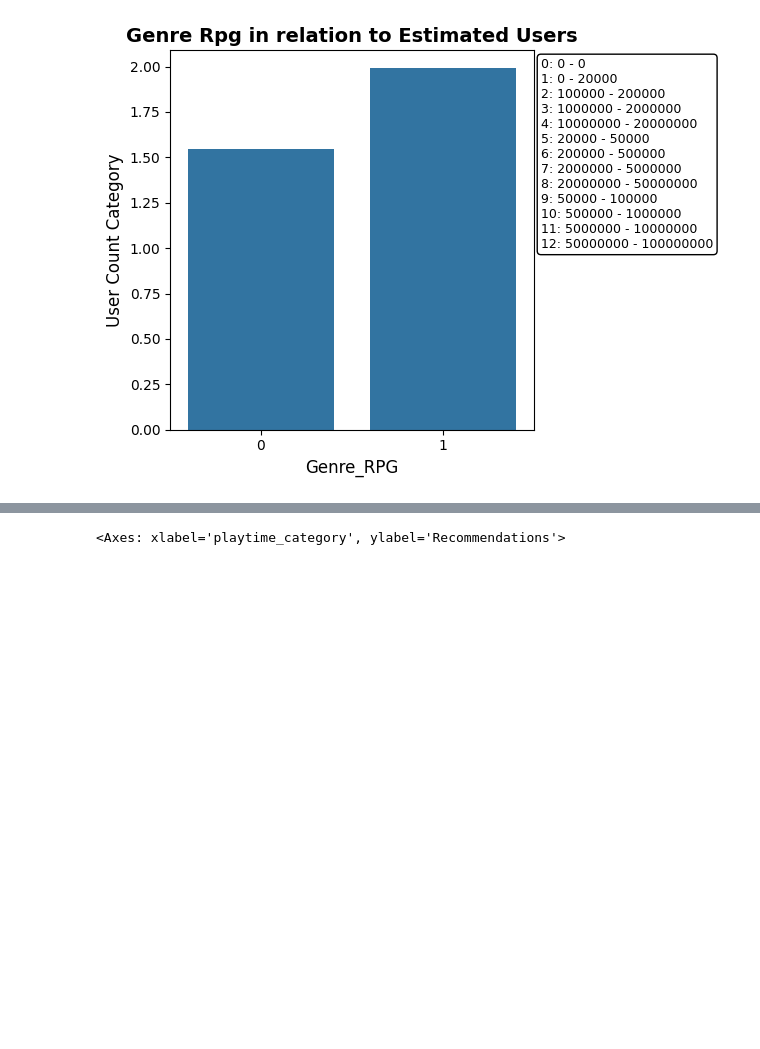
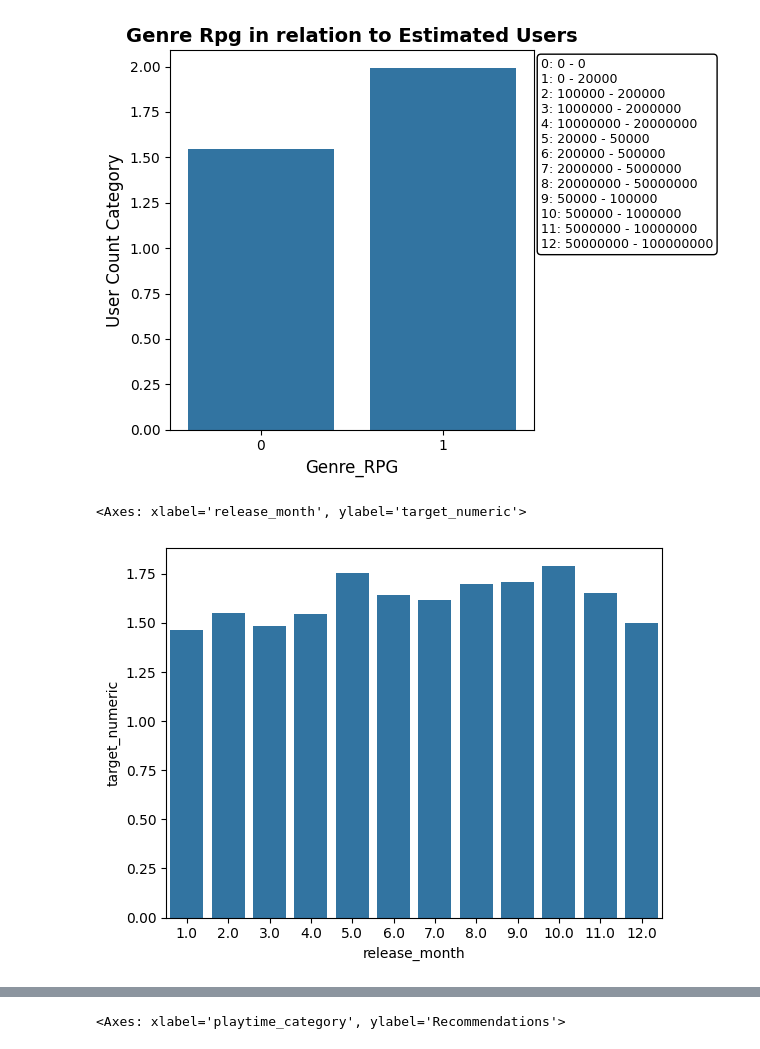
Before and after one commit to Sifi334/SteamGamesCSVparsedData, a Jupyter notebook: FinalProject.ipynb, the cells around one changed output, grey strips where cells are left out. Cells and saved outputs as stored; diff of their text form; code cells hidden in the pictures; blank space fills up the shorter version.

```diff
--- a/FinalProject.ipynb
+++ b/FinalProject.ipynb
@@ -375,6 +403,19 @@ plt.show()
 # Small difference between RPG genre and users
 # %% [output]
 [figure]
+# %%
+sns.barplot(data=df_encoded, x='release_month', y='target_numeric', errorbar=None)
+
+plt.xlabel('Release Month', fontsize=12)
+plt.ylabel('User Count Category', fontsize=12)
+plt.title('Release Month vs Estimated Users', fontsize=14)
+plt.tight_layout()
+plt.show()
+
+#No Month difference
+# %% [output]
+<Axes: xlabel='release_month', ylabel='target_numeric'>
+[figure, added]
 # %%
 # I would not like to create seperate values for price ranges and get averages, therefore I am just going to use the flat graph.
 price_filter = df_encoded[df['Price'] <= 100]
```
Also changed, not shown: parts of 11 cells of this notebook.
